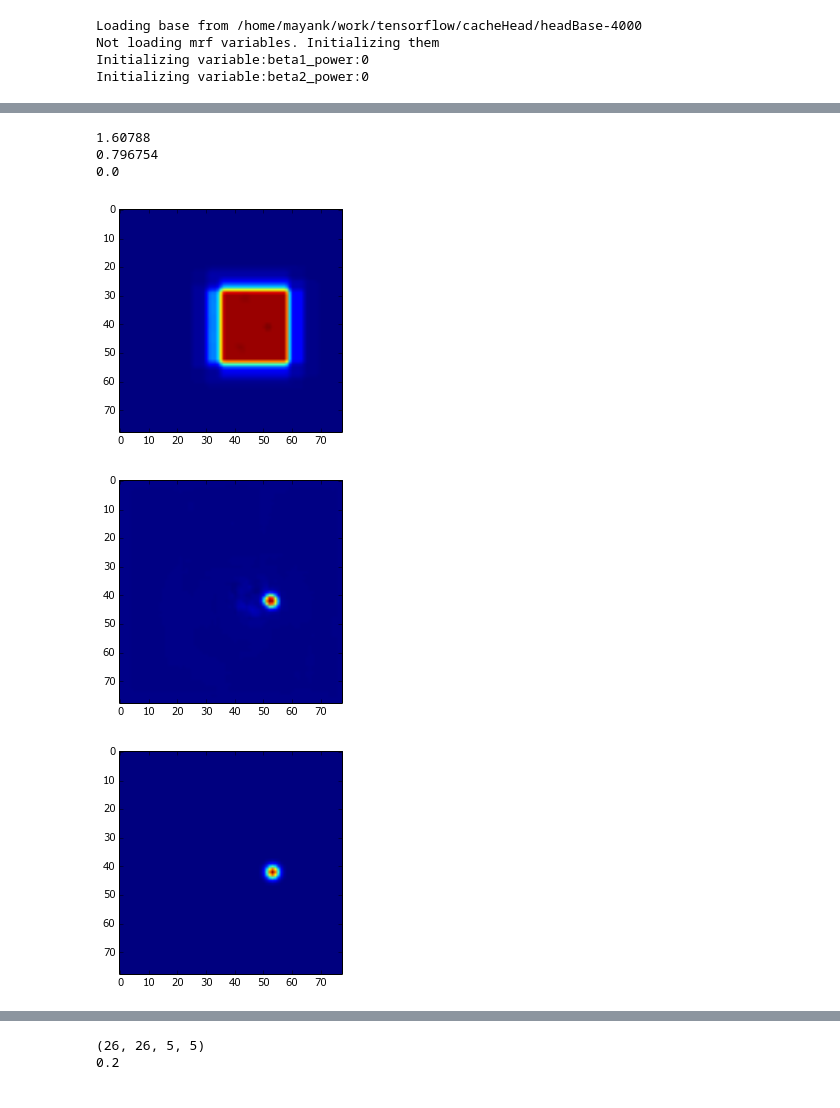
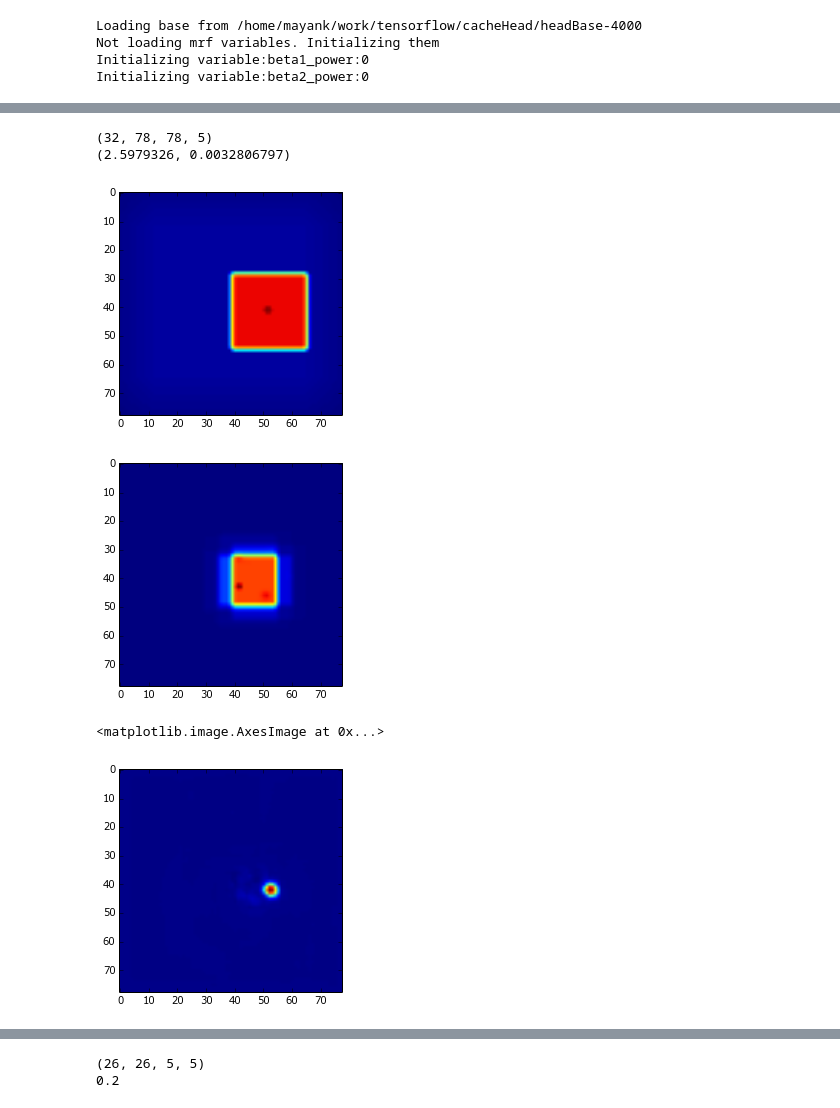
Before and after one commit to mkabra/poseTF, a Jupyter notebook: cellCodeHead.ipynb, the cells around one changed output, grey strips where cells are left out. Saved outputs shown, nothing was run; the diff lists cells and outputs as text; code cells hidden in the pictures.

```diff
--- a/cellCodeHead.ipynb
+++ b/cellCodeHead.ipynb
@@ -1235,7 +1245,7 @@ reload(PoseTrain)
 import stephenHeadConfig as conf
 import tensorflow as tf
 
-restore = True
+restore = False
 self = PoseTrain.PoseTrain(conf)
 self.createPH()
 self.createFeedDict()
@@ -1244,7 +1254,7 @@ with tf.variable_scope('base'):
     self.createBaseNetwork()
 
 with tf.variable_scope('mrf'):
-    self.createMRFNetwork()
+    mrf_out,all_wts = self.createMRFNetwork()
 
 self.createBaseSaver()
 self.createMRFSaver()
@@ -1274,4 +1284,5 @@ basecost =  tf.nn.l2_loss(self.basePred-self.ph['y'])
 cost = tf.nn.l2_loss(self.mrfPred-modlabels)
 self.updateFeedDict(self.DBType.Train)
 
-preds = sess.run([self.basePred,self.mrfPred,modlabels],feed_dict=self.feed_dict)
+preds = sess.run([self.basePred,self.mrfPred,modlabels]+mrf_out,feed_dict=self.feed_dict)
+wts = sess.run(all_wts,feed_dict=self.feed_dict)
@@ -1278,17 +1313,15 @@ preds = sess.run([self.basePred,self.mrfPred,modlabels],feed_dict=self.feed_dict
 # %%
-print(preds[1].max())
-print(preds[0].max())
-print(preds[2].min())
-plt.imshow(preds[1][0,:,:,0])
+print(preds[1].shape)
+print(preds[1][0,:,:,1].max(),preds[1][0,:,:,1].min())
+plt.imshow(preds[3][0,:,:,0])
+plt.show()
+plt.imshow(preds[1][0,:,:,1])
 plt.show()
 plt.imshow(preds[0][0,:,:,0])
-plt.show()
-plt.imshow(preds[2][0,:,:,0])
-plt.show()
 # %% [output]
-1.60788
-0.796754
-0.0
+(32, 78, 78, 5)
+(2.5979326, 0.0032806797)
-[figure, old version]
+[figure, new version]
-[figure, old version]
+[figure, new version]
+<matplotlib.image.AxesImage at 0x...>
-[figure, old version]
+[figure, new version]
```
Also changed, not shown: parts of 5 cells of this notebook, 7 other files.
